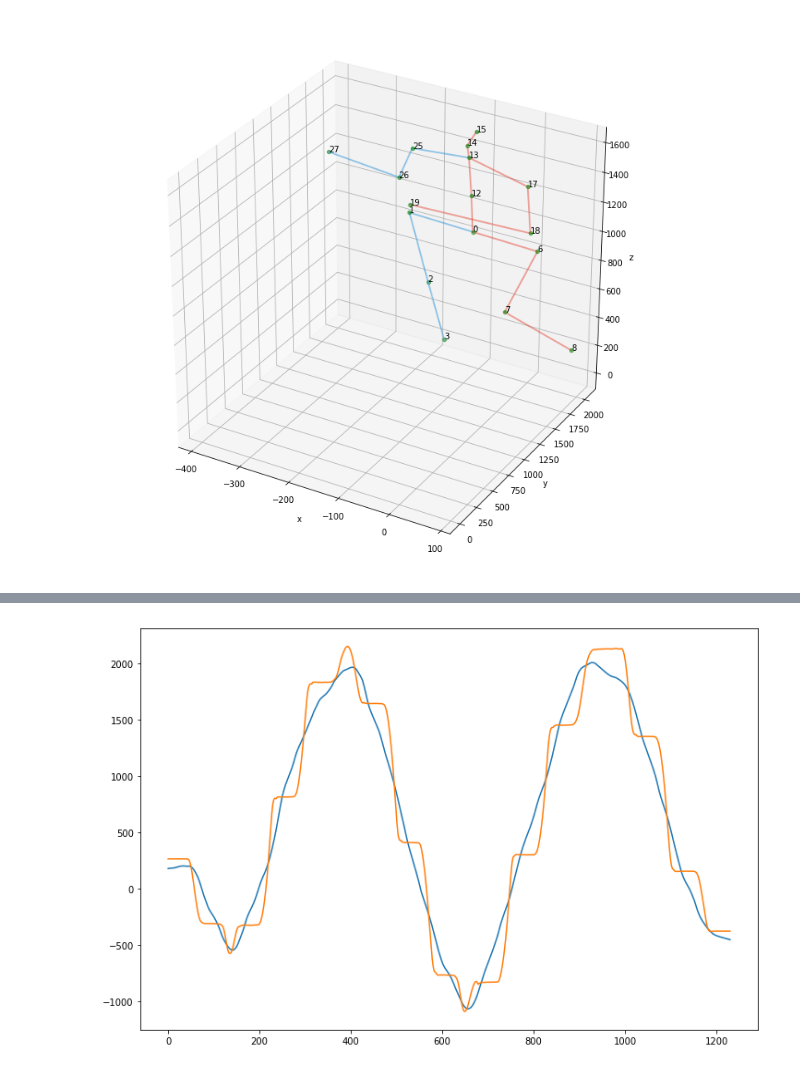
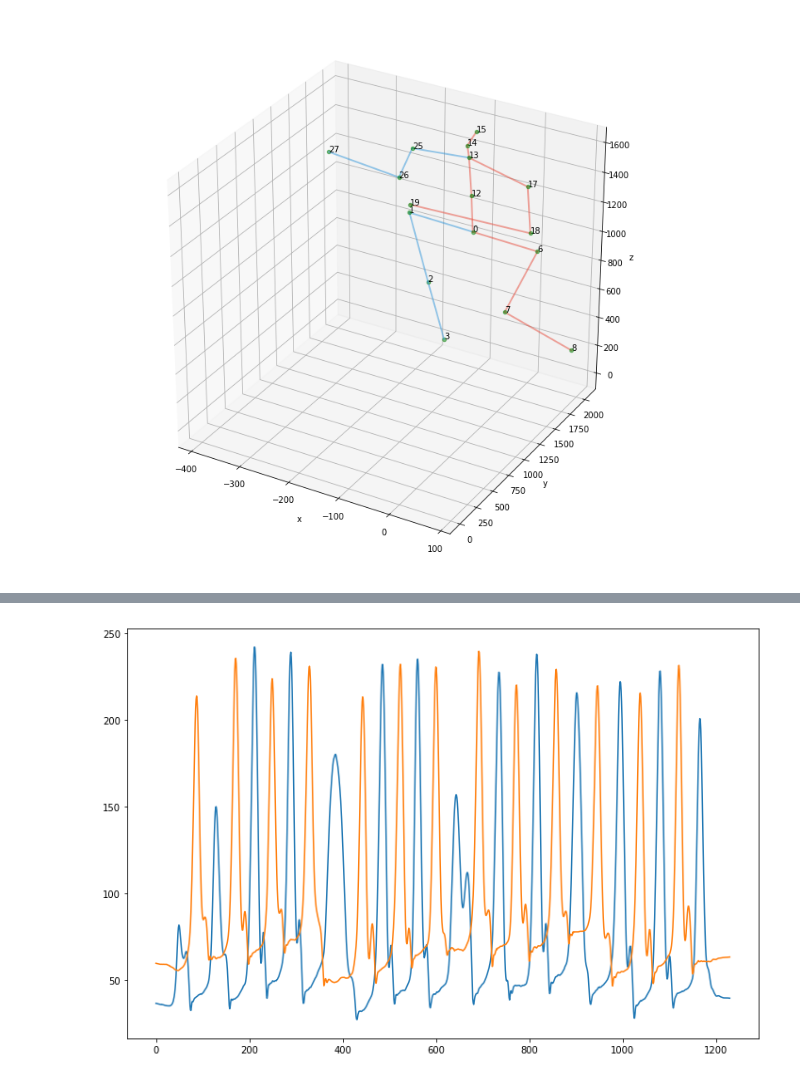
Before and after one commit to jutanke/pak, a Jupyter notebook: samples/Human3.6m.ipynb, the cells around one changed output, grey strips where cells are left out. Cells and saved outputs as stored; diff of their text form; code cells hidden in the pictures.

```diff
--- a/samples/Human3.6m.ipynb
+++ b/samples/Human3.6m.ipynb
@@ -50,8 +50,8 @@ n, _, _ = video.shape
 M = []
 for f in range(n):
     pose = video[f]
-    #min_y = min(pose[:, 1])
-    min_y = pose[:, 2]
+    min_y = min(pose[:, 2])
+    #min_y = pose[:, 2]
     M.append(min_y)
 
 fig = plt.figure(figsize=(12, 8))
@@ -63,17 +63,17 @@ plt.show()
 # %%
 n, _, _ = video.shape
 
 L = []
 R = []
 for f in range(n):
     pose = video[f]
-    L.append(pose[17,1])
-    R.append(pose[8,1])
+    L.append(pose[8,2])
+    R.append(pose[3,2])
 
 fig = plt.figure(figsize=(12, 8))
 ax = fig.add_subplot(111)
 ax.plot(range(n), L)
 ax.plot(range(n), R)
 plt.show()
 # %% [output]
-[figure, old version]
+[figure, new version]
```
Also changed, not shown: parts of 1 cell of this notebook, 1 other file.
